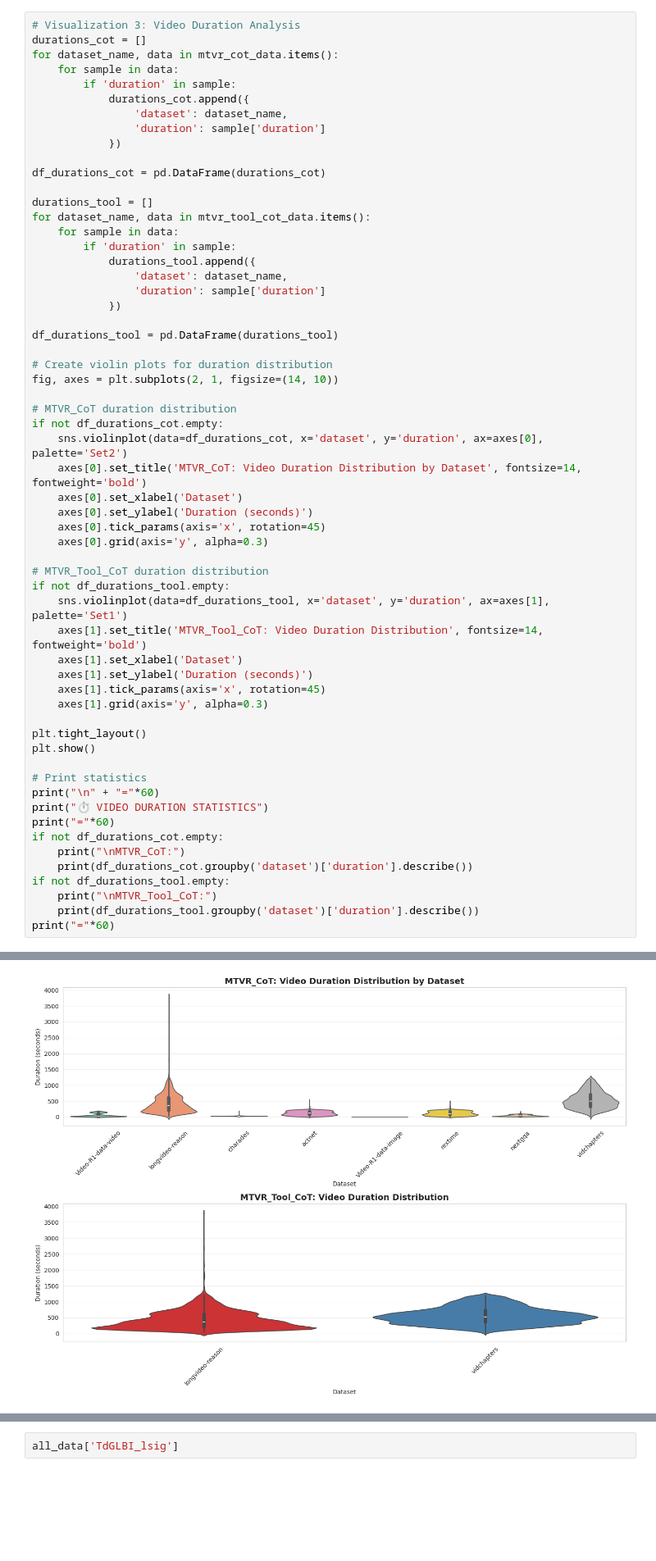
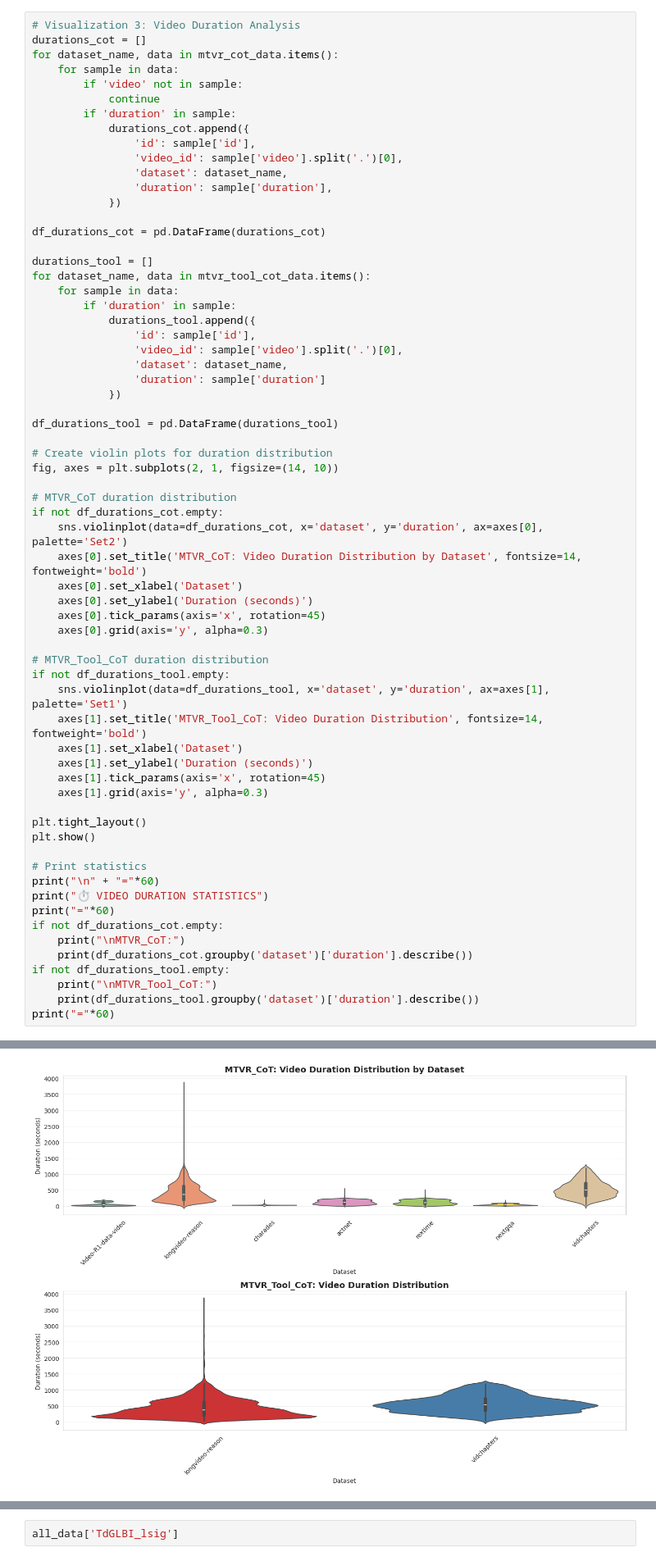
Before and after one commit to Jamesding000/ThinkingWithVideos, a Jupyter notebook: data_analysis.ipynb, the cells around one changed output, grey strips where cells are left out. Shown at 82% size. Drawn from its saved outputs; the diff is of its cells as text; blank space fills up the shorter version.

```diff
--- a/data_analysis.ipynb
+++ b/data_analysis.ipynb
@@ -231,10 +265,14 @@ Name: count, dtype: int64
 durations_cot = []
 for dataset_name, data in mtvr_cot_data.items():
     for sample in data:
+        if 'video' not in sample:
+            continue
         if 'duration' in sample:
             durations_cot.append({
+                'id': sample['id'],
+                'video_id': sample['video'].split('.')[0],
                 'dataset': dataset_name,
-                'duration': sample['duration']
+                'duration': sample['duration'],
             })
 
 df_durations_cot = pd.DataFrame(durations_cot)
@@ -244,6 +282,8 @@ for dataset_name, data in mtvr_tool_cot_data.items():
     for sample in data:
         if 'duration' in sample:
             durations_tool.append({
+                'id': sample['id'],
+                'video_id': sample['video'].split('.')[0],
                 'dataset': dataset_name,
                 'duration': sample['duration']
             })
@@ -266,34 +306,34 @@ if not df_durations_cot.empty:
 if not df_durations_tool.empty:
     sns.violinplot(data=df_durations_tool, x='dataset', y='duration', ax=axes[1], palette='Set1')
     axes[1].set_title('MTVR_Tool_CoT: Video Duration Distribution', fontsize=14, fontweight='bold')
     axes[1].set_xlabel('Dataset')
     axes[1].set_ylabel('Duration (seconds)')
     axes[1].tick_params(axis='x', rotation=45)
     axes[1].grid(axis='y', alpha=0.3)
 
 plt.tight_layout()
 plt.show()
 
 # Print statistics
 print("\n" + "="*60)
 print("⏱️ VIDEO DURATION STATISTICS")
 print("="*60)
 if not df_durations_cot.empty:
     print("\nMTVR_CoT:")
     print(df_durations_cot.groupby('dataset')['duration'].describe())
 if not df_durations_tool.empty:
     print("\nMTVR_Tool_CoT:")
     print(df_durations_tool.groupby('dataset')['duration'].describe())
 print("="*60)
 # %% [output]
 Passing `palette` without assigning `hue` is deprecated and will be removed in v0.14.0. Assign the `x` variable to `hue` and set `legend=False` for the same effect.
 
   sns.violinplot(data=df_durations_cot, x='dataset', y='duration', ax=axes[0], palette='Set2')
 
 Passing `palette` without assigning `hue` is deprecated and will be removed in v0.14.0. Assign the `x` variable to `hue` and set `legend=False` for the same effect.
 
   sns.violinplot(data=df_durations_tool, x='dataset', y='duration', ax=axes[1], palette='Set1')
-[figure, old version]
+[figure, new version]
 ============================================================
 ⏱️ VIDEO DURATION STATISTICS
 ============================================================
```
Also changed, not shown: parts of 24 cells of this notebook, 34 other files.
